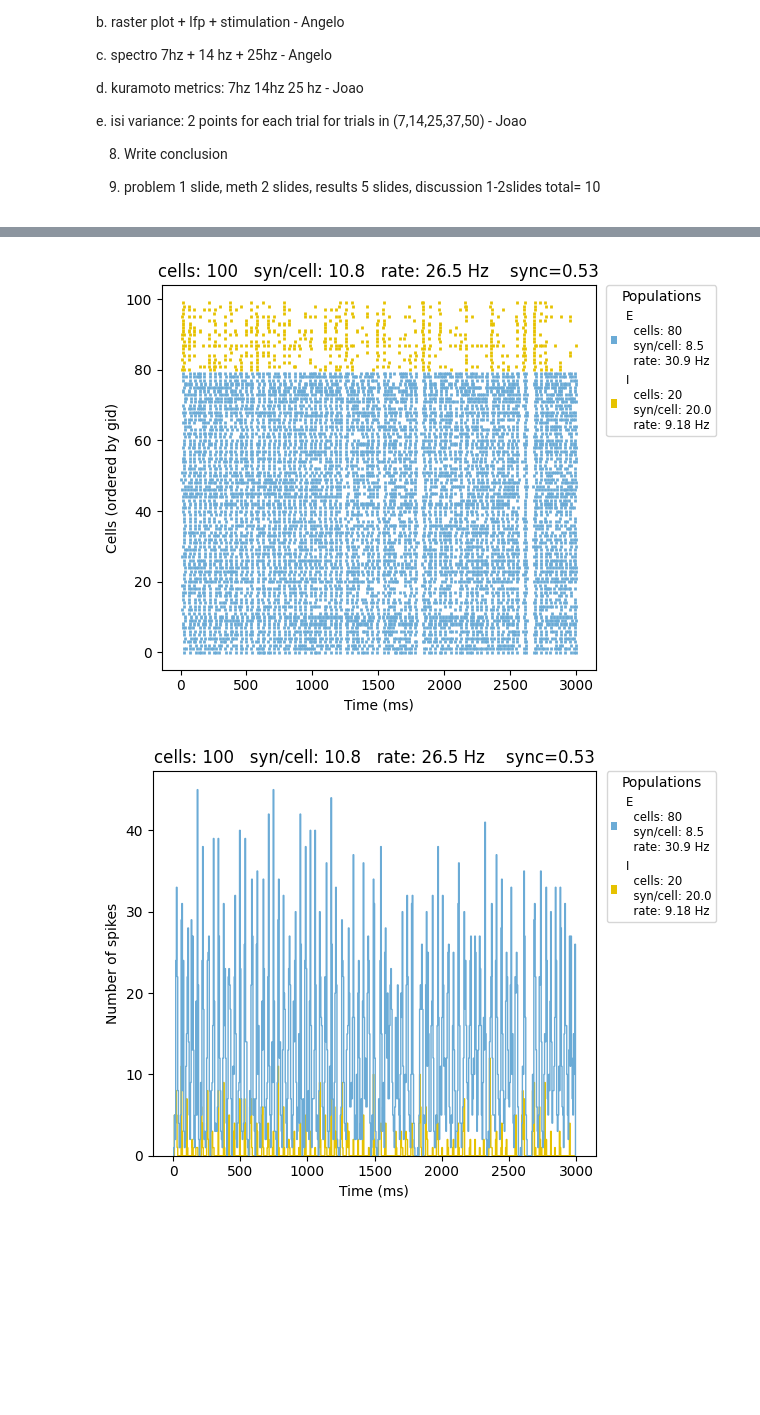
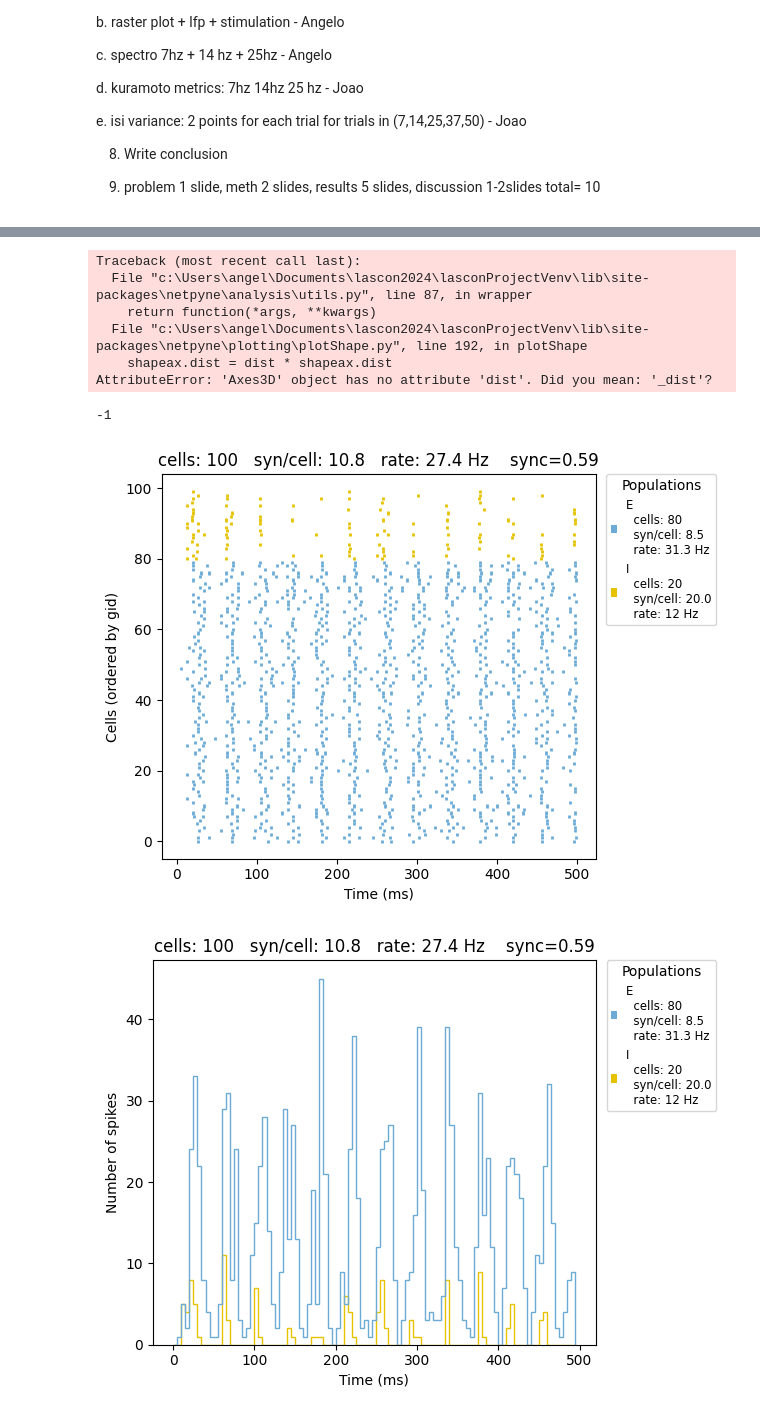
Before and after one commit to angeloodr/lasconProject, a Jupyter notebook: projeto_oficial.ipynb, the cells around one changed output, grey strips where cells are left out. Cells and saved outputs as stored; diff of their text form; code cells hidden in the pictures; blank space fills up the shorter version.

```diff
--- a/projeto_oficial.ipynb
+++ b/projeto_oficial.ipynb
@@ -184,7 +189,7 @@ for celltyp in netParams.cellParams.keys():
 
 # Simulation options
 
-simConfig.duration = 3000          # Duration of the simulation, in ms
+simConfig.duration = 500          # Duration of the simulation, in ms
 simConfig.dt = 0.01                # Internal integration timestep to use
 simConfig.verbose = False           # Show detailed messages
 simConfig.recordTraces = {'V_soma':{'sec':'soma','loc':0.5,'var':'v'}}  # Dict with traces to record
@@ -192,6 +197,7 @@ simConfig.recordCells = ['E', 'I']
 simConfig.recordStep = 0.1          # Step size in ms to save data (eg. V traces, LFP, etc)
 simConfig.filename = 'raster'  # Set file output name
 simConfig.saveJson = False
+# simConfig.analysis['plotLFP'] = {'includeAxon': False, 'plots': ['timeSeries',  'locations'], 'figSize': (7.5,13.5), 'saveFig': False}
 simConfig.recordLFP = [[50,50,50]]
 
 #simConfig.analysis['plotTraces'] = {'include': ['E', 'I'], 'saveFig': True}  # Plot recorded traces for this list of cells
@@ -360,4 +350,5 @@ sim.runSim()                      			# run parallel Neuron simulation
 sim.gatherData()                  			# gather spiking data and cell info from each node
 sim.saveData()                    			# save params, cell info and sim output to file (pickle,mat,txt,etc)#
 sim.analysis.plotData()         			# plot spike raster etc
+sim.analysis.plotShape()
 # %% [output]
@@ -381,2 +372,9 @@ Total time = 160.23 s
+Traceback (most recent call last):
+  File "c:\Users\angel\Documents\lascon2024\lasconProjectVenv\lib\site-packages\netpyne\analysis\utils.py", line 87, in wrapper
+    return function(*args, **kwargs)
+  File "c:\Users\angel\Documents\lascon2024\lasconProjectVenv\lib\site-packages\netpyne\plotting\plotShape.py", line 192, in plotShape
+    shapeax.dist = dist * shapeax.dist
+AttributeError: 'Axes3D' object has no attribute 'dist'. Did you mean: '_dist'?
+-1
-[figure, old version]
+[figure, new version]
-[figure, old version]
+[figure, new version]
```
Also changed, not shown: parts of 13 cells of this notebook.
